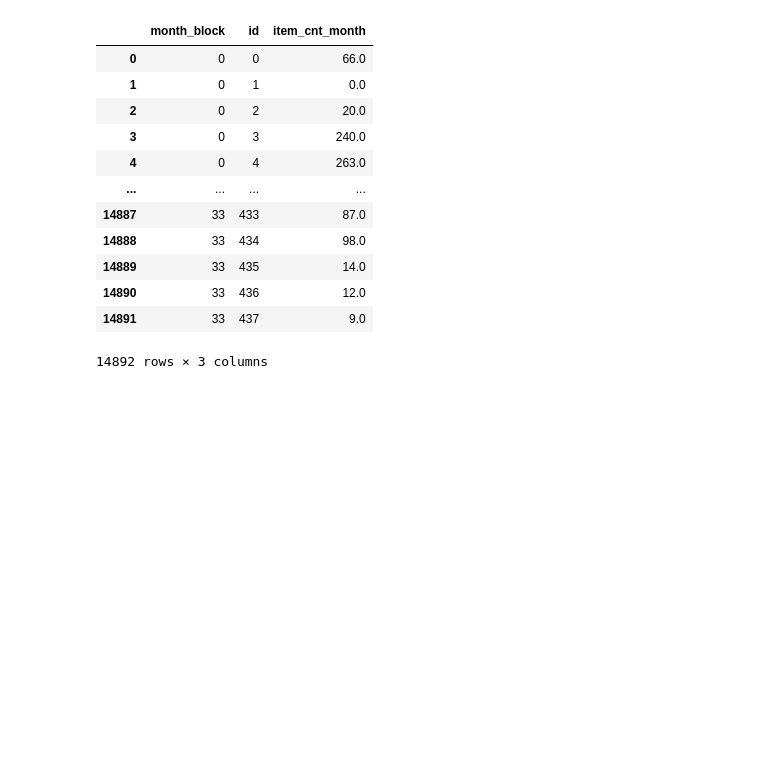
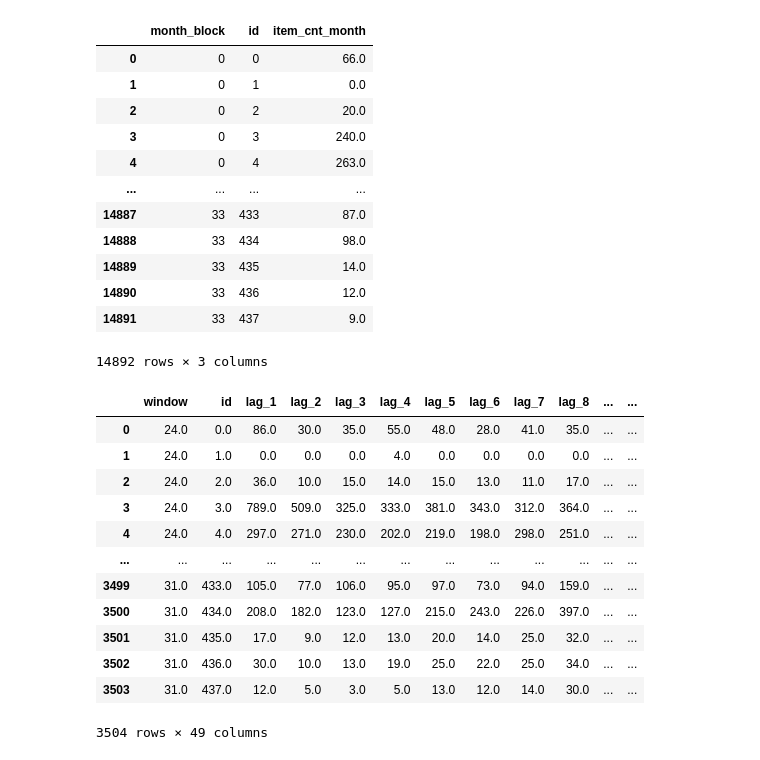
Before and after one commit to Denchidlo/FutureSales, a Jupyter notebook: notebooks/feature_extraction.ipynb, the cells around one changed output. Drawn from its saved outputs; the diff is of its cells as text; code cells hidden in the pictures; blank space fills up the shorter version.

```diff
--- a/notebooks/feature_extraction.ipynb
+++ b/notebooks/feature_extraction.ipynb
@@ -233,8 +237,8 @@ sample_df = task_df['train'][task_df['train'].id == 3]
 # %%
 CONFIG = {
     'validation_window': {
-        'min': 24,
-        'max': 31,
+        'min_window': 24,
+        'max_window': 31,
     },
     'training_window': {
         'min': 16
@@ -248,6 +252,6 @@ def add_aggregation(feature_set, series, name):
 def target_extractor(month):
     return task_df['train'][task_df['train'].month_block == month + 1][['id', 'item_cnt_month']].set_index('id').sort_index()
 # %%
-iteration_rule = ExpandedWindowIterator('month_block', target_extractor, min_idx=CONFIG['validation_window']['min'], step=1, max_idx=CONFIG['validation_window']['max'])
+iteration_rule = ExpandedWindowIterator('month_block', target_extractor, min_idx=CONFIG['validation_window']['min_window'], step=1, max_idx=CONFIG['validation_window']['max_window'])
 # %%
 subset_extractor = EntityIterator('id')
@@ -303,3 +313,19 @@ for window, split_x, split_y in iteration_rule(task_df['train']):
             train = pd.concat([train, new_feature])
 # %%
 train = train.reset_index().drop('index', axis=1)
+# %%
+train
+# %% [output]
+|  | window | id | lag_1 | lag_2 | lag_3 | lag_4 | lag_5 | lag_6 | lag_7 | lag_8 | ... | ... |
+| 0 | 24.0 | 0.0 | 86.0 | 30.0 | 35.0 | 55.0 | 48.0 | 28.0 | 41.0 | 35.0 | ... | ... |
+| 1 | 24.0 | 1.0 | 0.0 | 0.0 | 0.0 | 4.0 | 0.0 | 0.0 | 0.0 | 0.0 | ... | ... |
+| 2 | 24.0 | 2.0 | 36.0 | 10.0 | 15.0 | 14.0 | 15.0 | 13.0 | 11.0 | 17.0 | ... | ... |
+| 3 | 24.0 | 3.0 | 789.0 | 509.0 | 325.0 | 333.0 | 381.0 | 343.0 | 312.0 | 364.0 | ... | ... |
+| 4 | 24.0 | 4.0 | 297.0 | 271.0 | 230.0 | 202.0 | 219.0 | 198.0 | 298.0 | 251.0 | ... | ... |
+| ... | ... | ... | ... | ... | ... | ... | ... | ... | ... | ... | ... | ... |
+| 3499 | 31.0 | 433.0 | 105.0 | 77.0 | 106.0 | 95.0 | 97.0 | 73.0 | 94.0 | 159.0 | ... | ... |
+| 3500 | 31.0 | 434.0 | 208.0 | 182.0 | 123.0 | 127.0 | 215.0 | 243.0 | 226.0 | 397.0 | ... | ... |
+| 3501 | 31.0 | 435.0 | 17.0 | 9.0 | 12.0 | 13.0 | 20.0 | 14.0 | 25.0 | 32.0 | ... | ... |
+| 3502 | 31.0 | 436.0 | 30.0 | 10.0 | 13.0 | 19.0 | 25.0 | 22.0 | 25.0 | 34.0 | ... | ... |
+| 3503 | 31.0 | 437.0 | 12.0 | 5.0 | 3.0 | 5.0 | 13.0 | 12.0 | 14.0 | 30.0 | ... | ... |
+3504 rows × 49 columns
```
Also changed, not shown: parts of 10 cells of this notebook.
